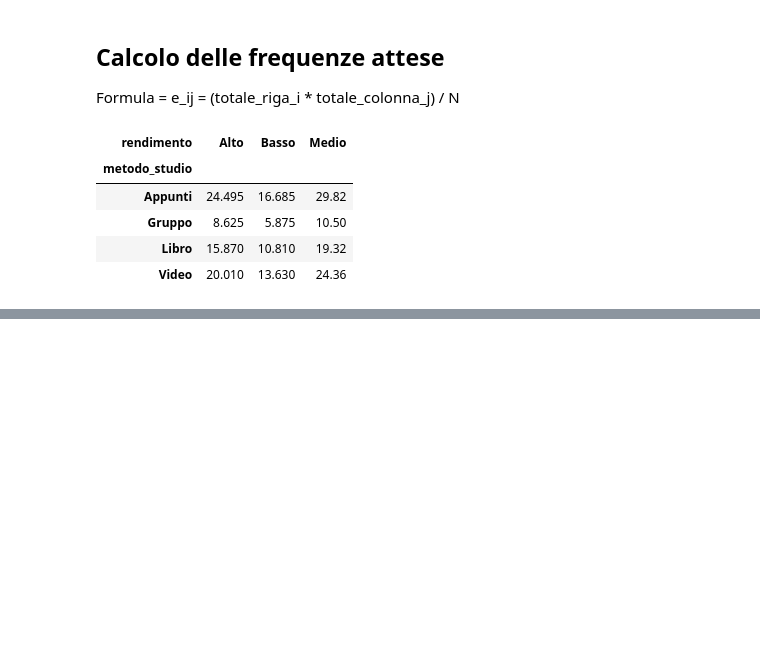
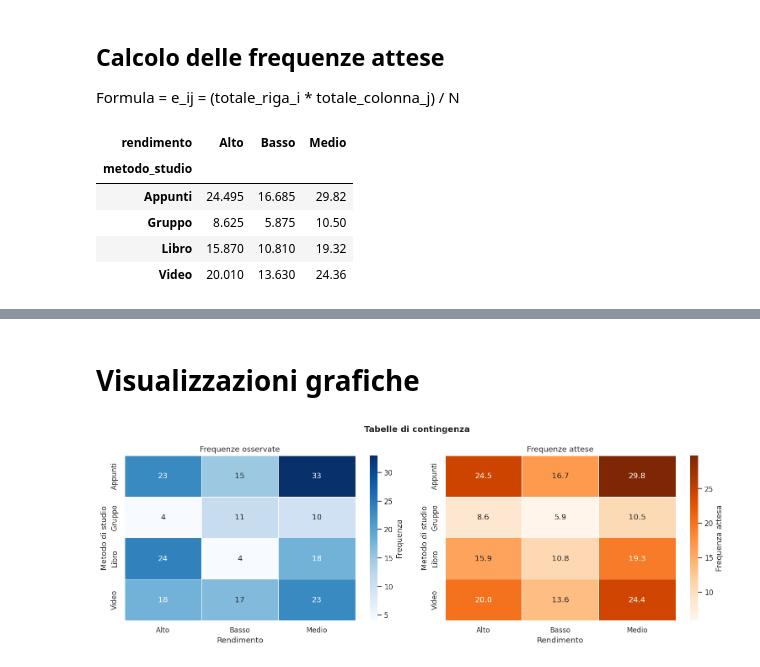
Before and after one commit to andreatrentini/data-analysis-4Ai-2026, a Jupyter notebook: studenti-studio.ipynb, the cells around one changed output, grey strips where cells are left out. Drawn from its saved outputs; the diff is of its cells as text; code cells hidden in the pictures; blank space fills up the shorter version.

```diff
--- a/studenti-studio.ipynb
+++ b/studenti-studio.ipynb
@@ -204,0 +263,30 @@ tab_freq_attese
+# %% [markdown]
+# Visualizzazioni grafiche
+# %%
+fig, axes = plt.subplots(1, 2, figsize=(14,5))
+fig.suptitle('Tabelle di contingenza', fontsize = 13, fontweight = 'bold')
+sns.heatmap(
+    tab_raw,
+    annot = True, fmt='d', cmap='Blues',
+    linewidths=0.5, ax=axes[0],
+    cbar_kws = {'label': 'Frequenza'}
+)
+axes[0].set_title('Frequenze osservate')
+axes[0].set_xlabel('Rendimento')
+axes[0].set_ylabel('Metodo di studio')
+
+sns.heatmap(
+    tab_freq_attese,
+    annot = True, fmt='.1f', cmap='Oranges',
+    linewidths=0.5, ax=axes[1],
+    cbar_kws = {'label': 'Frequenza attesa'}
+)
+axes[1].set_title('Frequenze attese')
+axes[1].set_xlabel('Rendimento')
+axes[1].set_ylabel('Metodo di studio')
+
+
+plt.tight_layout()
+plt.show()
+# %% [output]
+[figure, added]
```
Also changed, not shown: parts of 8 cells of this notebook.
